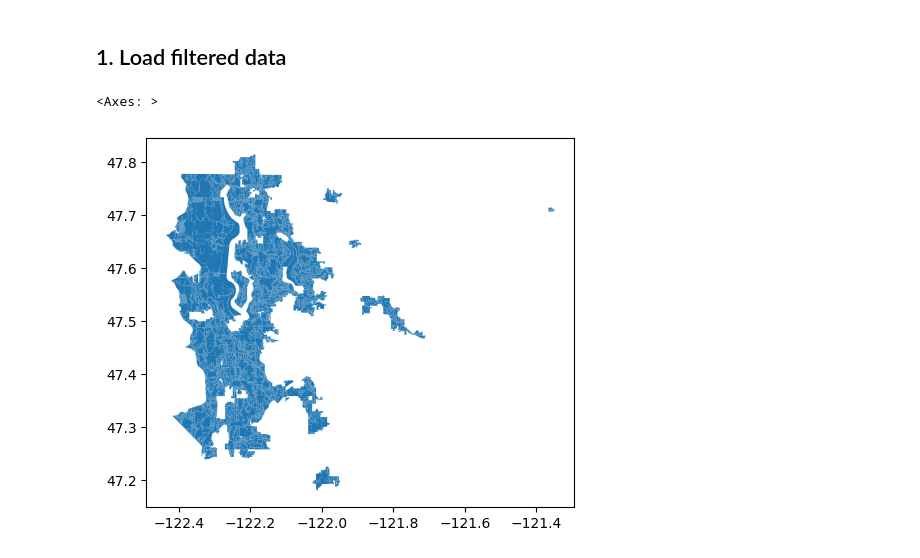
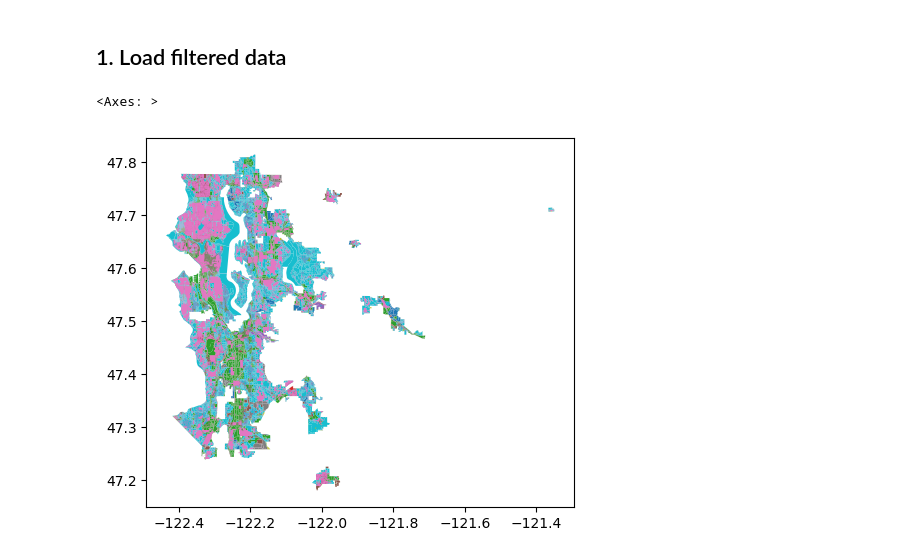
Before and after one commit to UW-GDA/land-use-travel-patterns, a Jupyter notebook: land_use_visualize.ipynb, the cells around one changed output. Cells and saved outputs as stored; diff of their text form; code cells hidden in the pictures.

Commit message:
visualize

```diff
--- a/land_use_visualize.ipynb
+++ b/land_use_visualize.ipynb
@@ -66,10 +66,10 @@ filename = "./Data/king_gdf.geojson"
 file = open(filename)
 king_gdf = gpd.read_file(file)
 # %%
-king_gdf.plot()
+king_gdf.plot(column='MASTER_CAT')
 # %% [output]
 <Axes: >
-[figure, old version]
+[figure, new version]
 # %%
 king_gdf['MASTER_CAT'].value_counts()
 # %% [output]
```
